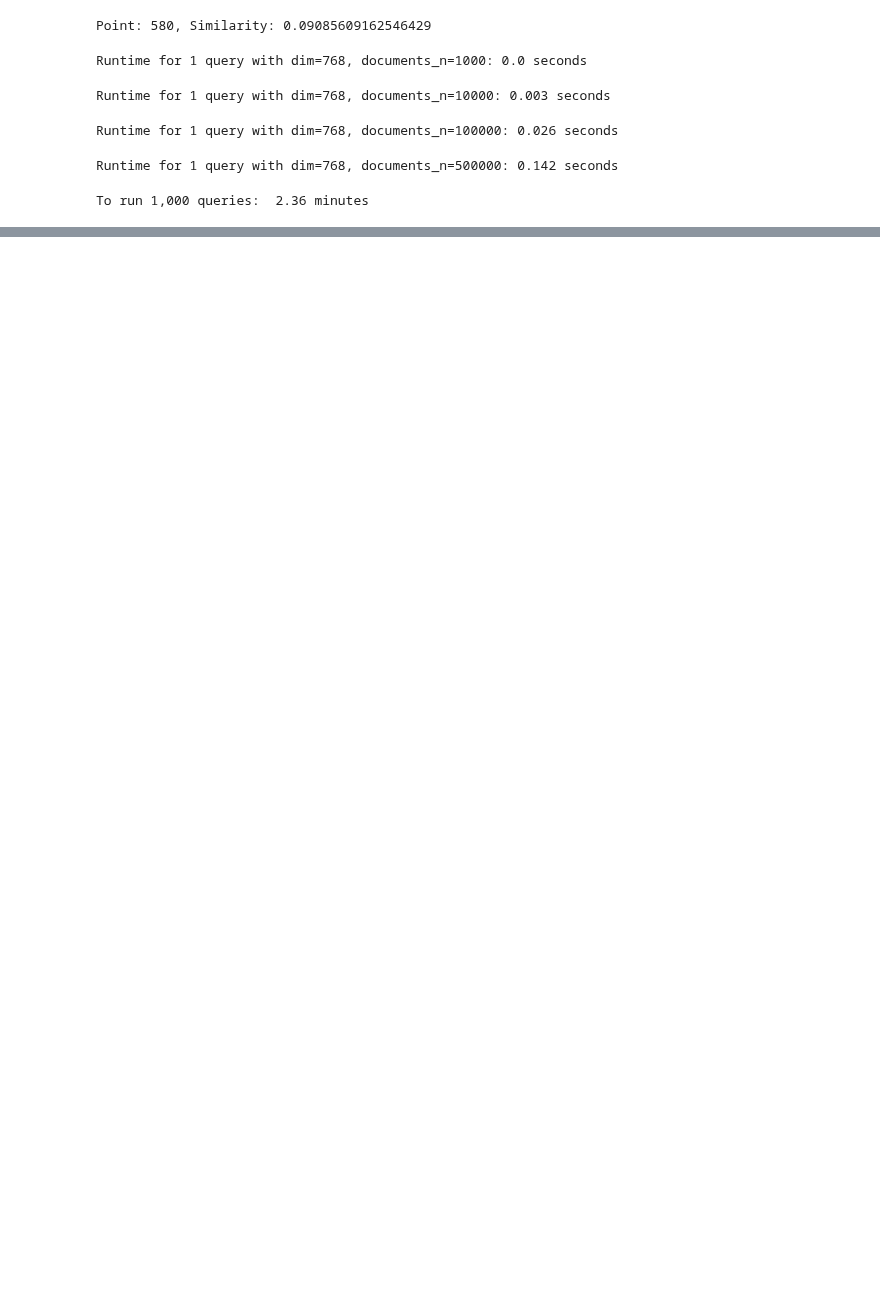
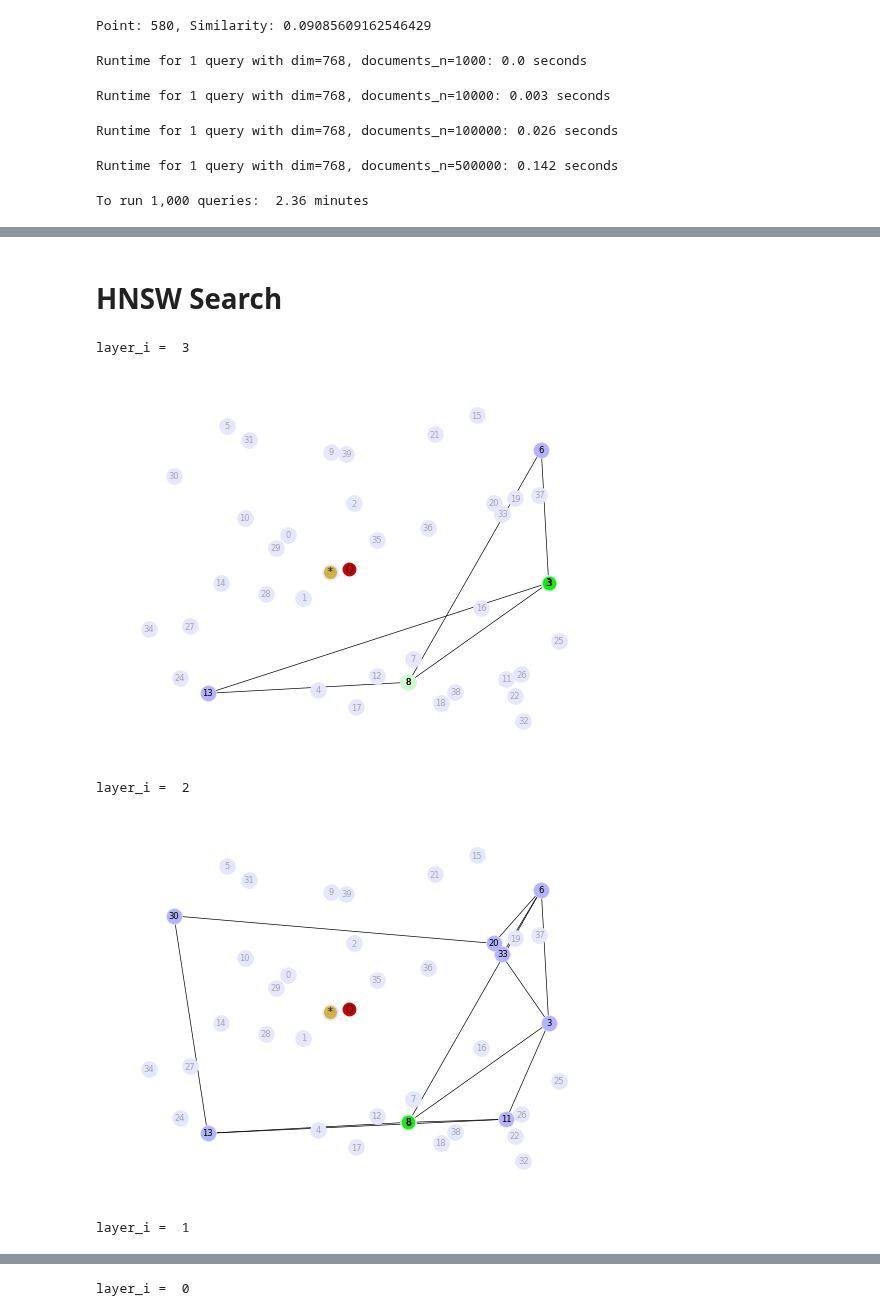
Before and after one commit to aadehamid/embeddings, a Jupyter notebook: vector_DB.ipynb, the cells around one changed output, grey strips where cells are left out. Saved outputs shown, nothing was run; the diff lists cells and outputs as text; code cells hidden in the pictures; blank space fills up the shorter version.

```diff
--- a/vector_DB.ipynb
+++ b/vector_DB.ipynb
@@ -534,0 +612,31 @@ To run 1,000 queries:  2.36 minutes
+# %% [markdown]
+# HNSW Search
+# %%
+(SearchPathGraphArray, EntryGraphArray) = search_HNSW(GraphArray,G_query)
+
+for layer_i in range(len(GraphArray)-1,-1,-1):
+    fig, axs = plt.subplots()
+
+    print("layer_i = ", layer_i)
+    G_path_layer = SearchPathGraphArray[layer_i]
+    pos_path = nx.get_node_attributes(G_path_layer,'pos')
+    G_entry = EntryGraphArray[layer_i]
+    pos_entry = nx.get_node_attributes(G_entry,'pos')
+
+    if layer_i>0:
+            pos_layer_0 = nx.get_node_attributes(GraphArray[0],'pos')
+            nx.draw(GraphArray[0], pos_layer_0, with_labels=True, node_size=120, node_color=[[0.9,0.9,1]], width=0.0, font_size=6, font_color=(0.65,0.65,0.65), ax = axs)
+
+    pos_layer_i = nx.get_node_attributes(GraphArray[layer_i],'pos')
+    nx.draw(GraphArray[layer_i], pos_layer_i, with_labels=True, node_size=100, node_color=[[0.7,0.7,1]], width=0.5, font_size=6, ax = axs)
+    nx.draw(G_path_layer, pos_path, with_labels=True, node_size=110, node_color=[[0.8,1,0.8]], width=0.5, font_size=6, ax = axs)
+    nx.draw(G_query, pos_query, with_labels=True, node_size=80, node_color=[[0.8,0,0]], width=0.5, font_size=7, ax = axs)
+    nx.draw(G_best, pos_best, with_labels=True, node_size=70, node_color=[[0.85,0.7,0.2]], width=0.5, font_size=7, ax = axs)
+    nx.draw(G_entry, pos_entry, with_labels=True, node_size=80, node_color=[[0.1,0.9,0.1]], width=0.5, font_size=7, ax = axs)
+    plt.show()
+# %% [output]
+layer_i =  3
+[figure, added]
+layer_i =  2
+[figure, added]
+layer_i =  1
@@ -534,0 +644 @@ To run 1,000 queries:  2.36 minutes
+layer_i =  0
```
Also changed, not shown: parts of 15 cells of this notebook.
